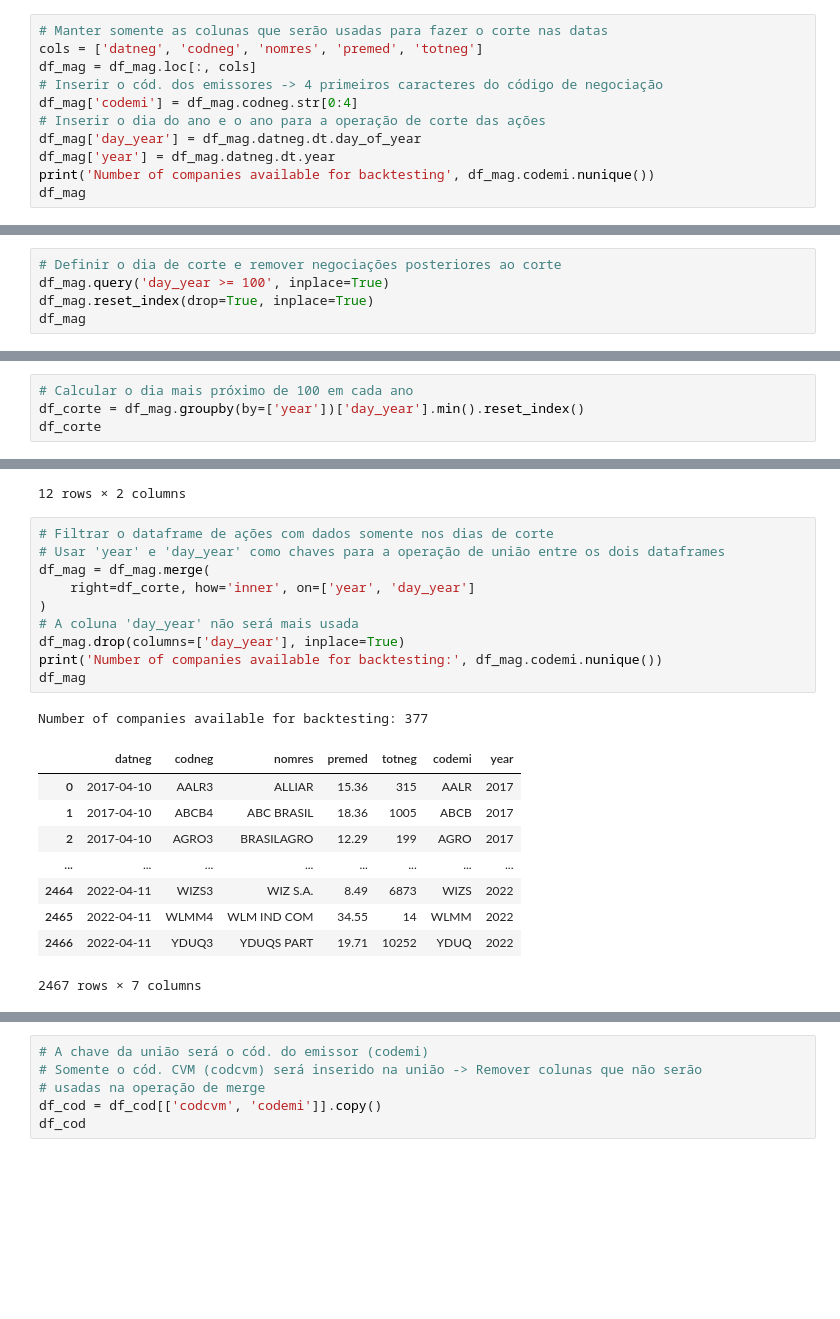
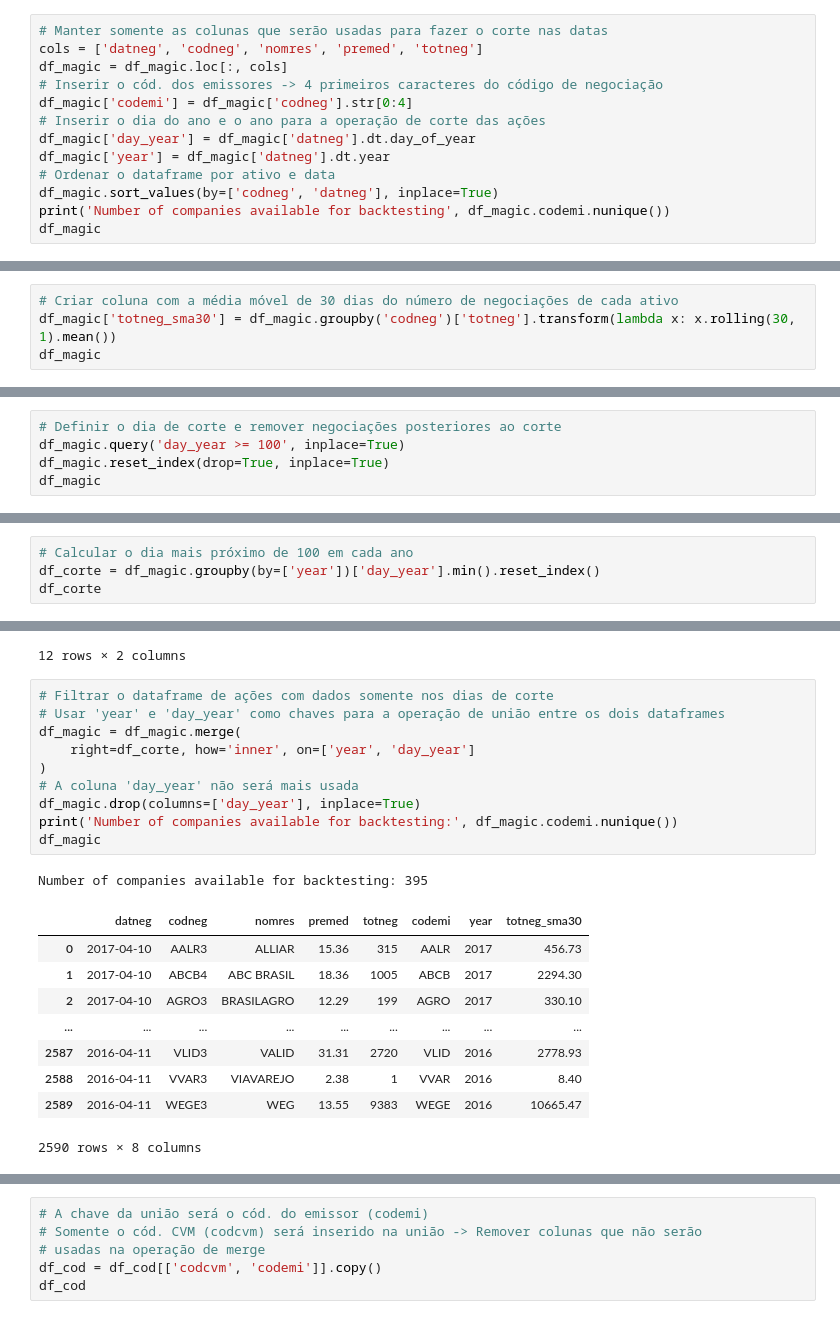
Before and after one commit to AlgebraQuant/MagicFormula, a Jupyter notebook: scripts/2_get_magic_stocks.ipynb, the cells around one changed output, grey strips where cells are left out. Cells and saved outputs as stored; diff of their text form; blank space fills up the shorter version.

```diff
--- a/scripts/2_get_magic_stocks.ipynb
+++ b/scripts/2_get_magic_stocks.ipynb
@@ -64,12 +64,14 @@ df_mag
 # %%
 # Manter somente as colunas que serão usadas para fazer o corte nas datas
 cols = ['datneg', 'codneg', 'nomres', 'premed', 'totneg']
-df_mag = df_mag.loc[:, cols]
+df_magic = df_magic.loc[:, cols]
 # Inserir o cód. dos emissores -> 4 primeiros caracteres do código de negociação
-df_mag['codemi'] = df_mag.codneg.str[0:4]
+df_magic['codemi'] = df_magic['codneg'].str[0:4]
 # Inserir o dia do ano e o ano para a operação de corte das ações
-df_mag['day_year'] = df_mag.datneg.dt.day_of_year
-df_mag['year'] = df_mag.datneg.dt.year
-print('Number of companies available for backtesting', df_mag.codemi.nunique())
-df_mag
+df_magic['day_year'] = df_magic['datneg'].dt.day_of_year
+df_magic['year'] = df_magic['datneg'].dt.year
+# Ordenar o dataframe por ativo e data
+df_magic.sort_values(by=['codneg', 'datneg'], inplace=True)
+print('Number of companies available for backtesting', df_magic.codemi.nunique())
+df_magic
 # %% [output]
@@ -85,0 +88,4 @@ Number of companies available for backtesting 500
+# %%
+# Criar coluna com a média móvel de 30 dias do número de negociações de cada ativo
+df_magic['totneg_sma30'] = df_magic.groupby('codneg')['totneg'].transform(lambda x: x.rolling(30, 1).mean())
+df_magic
@@ -86,6 +102,6 @@ Number of companies available for backtesting 500
 # %%
 # Definir o dia de corte e remover negociações posteriores ao corte
-df_mag.query('day_year >= 100', inplace=True)
-df_mag.reset_index(drop=True, inplace=True)
-df_mag
+df_magic.query('day_year >= 100', inplace=True)
+df_magic.reset_index(drop=True, inplace=True)
+df_magic
 # %% [output]
@@ -101,6 +117,6 @@ df_mag
 # %%
 # Calcular o dia mais próximo de 100 em cada ano
-df_corte = df_mag.groupby(by=['year'])['day_year'].min().reset_index()
+df_corte = df_magic.groupby(by=['year'])['day_year'].min().reset_index()
 df_corte
 # %% [output]
 |  | year | day_year |
@@ -115,24 +131,24 @@ df_corte
 # %%
 # Filtrar o dataframe de ações com dados somente nos dias de corte
 # Usar 'year' e 'day_year' como chaves para a operação de união entre os dois dataframes
-df_mag = df_mag.merge(
+df_magic = df_magic.merge(
     right=df_corte, how='inner', on=['year', 'day_year']
 )
 # A coluna 'day_year' não será mais usada
-df_mag.drop(columns=['day_year'], inplace=True)
-print('Number of companies available for backtesting:', df_mag.codemi.nunique())
-df_mag
+df_magic.drop(columns=['day_year'], inplace=True)
+print('Number of companies available for backtesting:', df_magic.codemi.nunique())
+df_magic
 # %% [output]
-Number of companies available for backtesting: 377
+Number of companies available for backtesting: 395
-|  | datneg | codneg | nomres | premed | totneg | codemi | year |
-| 0 | 2017-04-10 | AALR3 | ALLIAR | 15.36 | 315 | AALR | 2017 |
-| 1 | 2017-04-10 | ABCB4 | ABC BRASIL | 18.36 | 1005 | ABCB | 2017 |
-| 2 | 2017-04-10 | AGRO3 | BRASILAGRO | 12.29 | 199 | AGRO | 2017 |
-| ... | ... | ... | ... | ... | ... | ... | ... |
-| 2464 | 2022-04-11 | WIZS3 | WIZ S.A. | 8.49 | 6873 | WIZS | 2022 |
-| 2465 | 2022-04-11 | WLMM4 | WLM IND COM | 34.55 | 14 | WLMM | 2022 |
-| 2466 | 2022-04-11 | YDUQ3 | YDUQS PART | 19.71 | 10252 | YDUQ | 2022 |
+|  | datneg | codneg | nomres | premed | totneg | codemi | year | totneg_sma30 |
+| 0 | 2017-04-10 | AALR3 | ALLIAR | 15.36 | 315 | AALR | 2017 | 456.73 |
+| 1 | 2017-04-10 | ABCB4 | ABC BRASIL | 18.36 | 1005 | ABCB | 2017 | 2294.30 |
+| 2 | 2017-04-10 | AGRO3 | BRASILAGRO | 12.29 | 199 | AGRO | 2017 | 330.10 |
+| ... | ... | ... | ... | ... | ... | ... | ... | ... |
+| 2587 | 2016-04-11 | VLID3 | VALID | 31.31 | 2720 | VLID | 2016 | 2778.93 |
+| 2588 | 2016-04-11 | VVAR3 | VIAVAREJO | 2.38 | 1 | VVAR | 2016 | 8.40 |
+| 2589 | 2016-04-11 | WEGE3 | WEG | 13.55 | 9383 | WEGE | 2016 | 10665.47 |
-2467 rows × 7 columns
+2590 rows × 8 columns
 # %%
 # Excluir empresas financeiras e prestadoras de serviços públicos (utilities) conforme
 # lista extraída do seguinte arquivo da B3, sem versionamento:
```
Also changed, not shown: parts of 48 cells of this notebook, 5 other files.
